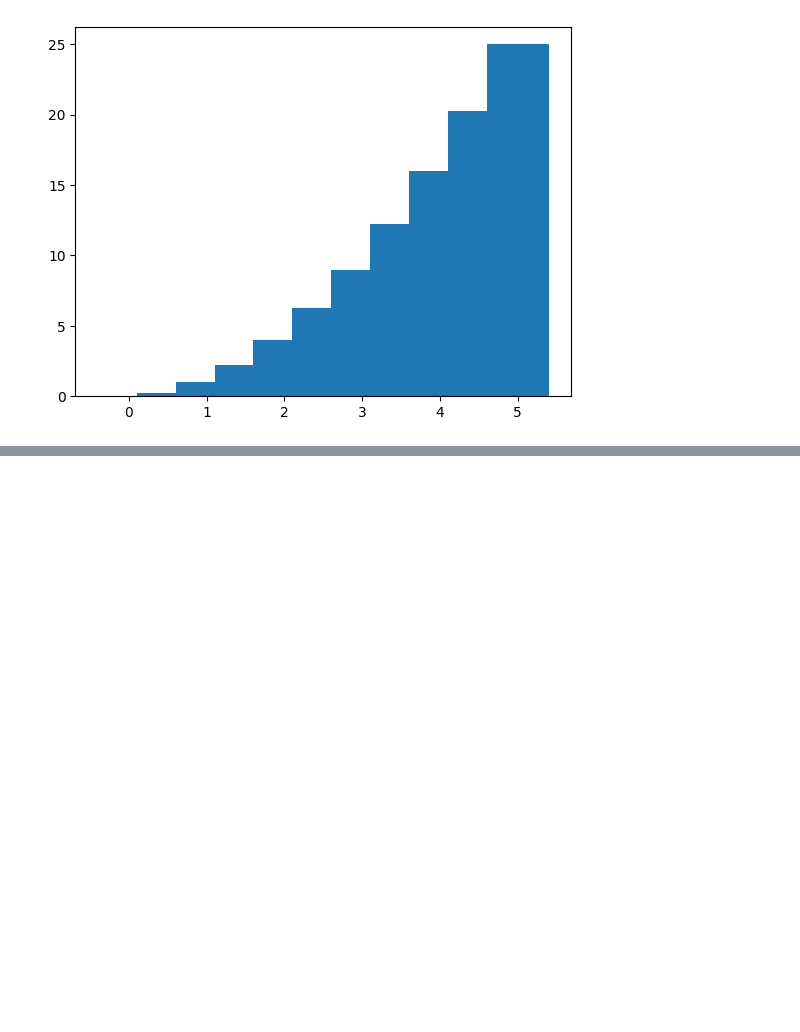
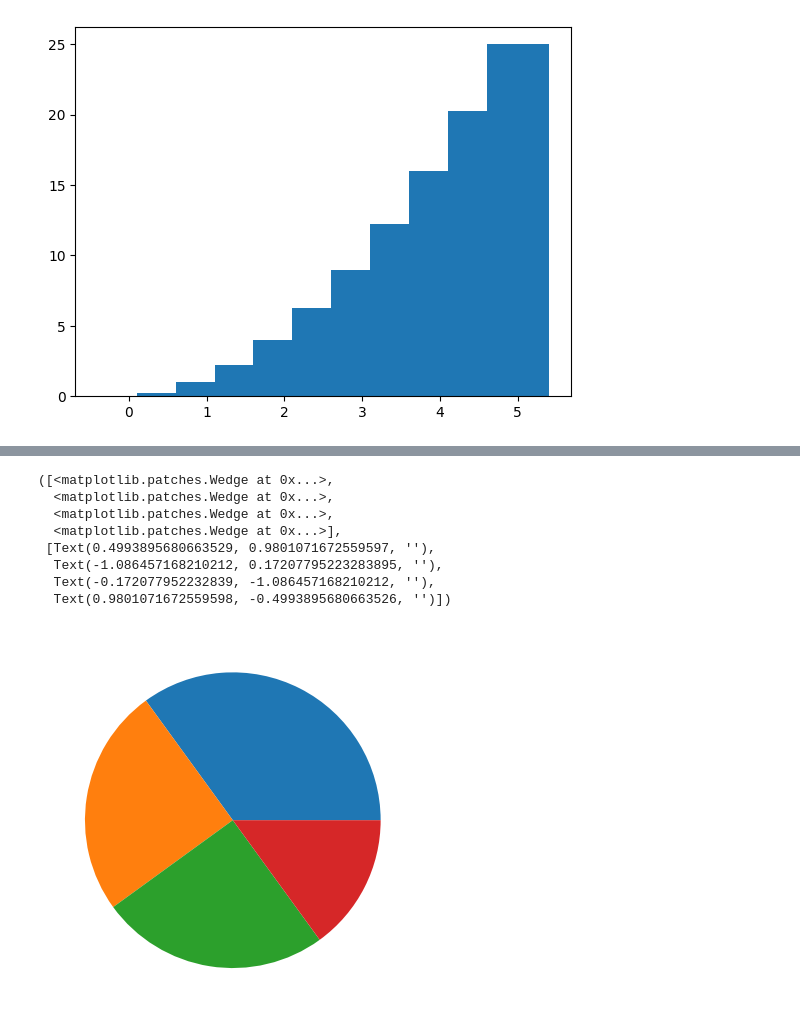
Before and after one commit to Paxyifier/AIML-Practicals, a Jupyter notebook: 19-AIML-Practical-2.3.ipynb, the cells around one changed output, grey strips where cells are left out. Cells and saved outputs as stored; diff of their text form; code cells hidden in the pictures; blank space fills up the shorter version.

```diff
--- a/19-AIML-Practical-2.3.ipynb
+++ b/19-AIML-Practical-2.3.ipynb
@@ -52,0 +77,13 @@ x = np.random.normal(120,20,350)
+# %%
+y = np.array([35,25,25,15])
+plt.pie(y);
+# %% [output]
+([<matplotlib.patches.Wedge at 0x...>,
+  <matplotlib.patches.Wedge at 0x...>,
+  <matplotlib.patches.Wedge at 0x...>,
+  <matplotlib.patches.Wedge at 0x...>],
+ [Text(0.4993895680663529, 0.9801071672559597, ''),
+  Text(-1.086457168210212, 0.17207795223283895, ''),
+  Text(-0.172077952232839, -1.086457168210212, ''),
+  Text(0.9801071672559598, -0.4993895680663526, '')])
+[figure, added]
```
Also changed, not shown: parts of 14 cells of this notebook.
